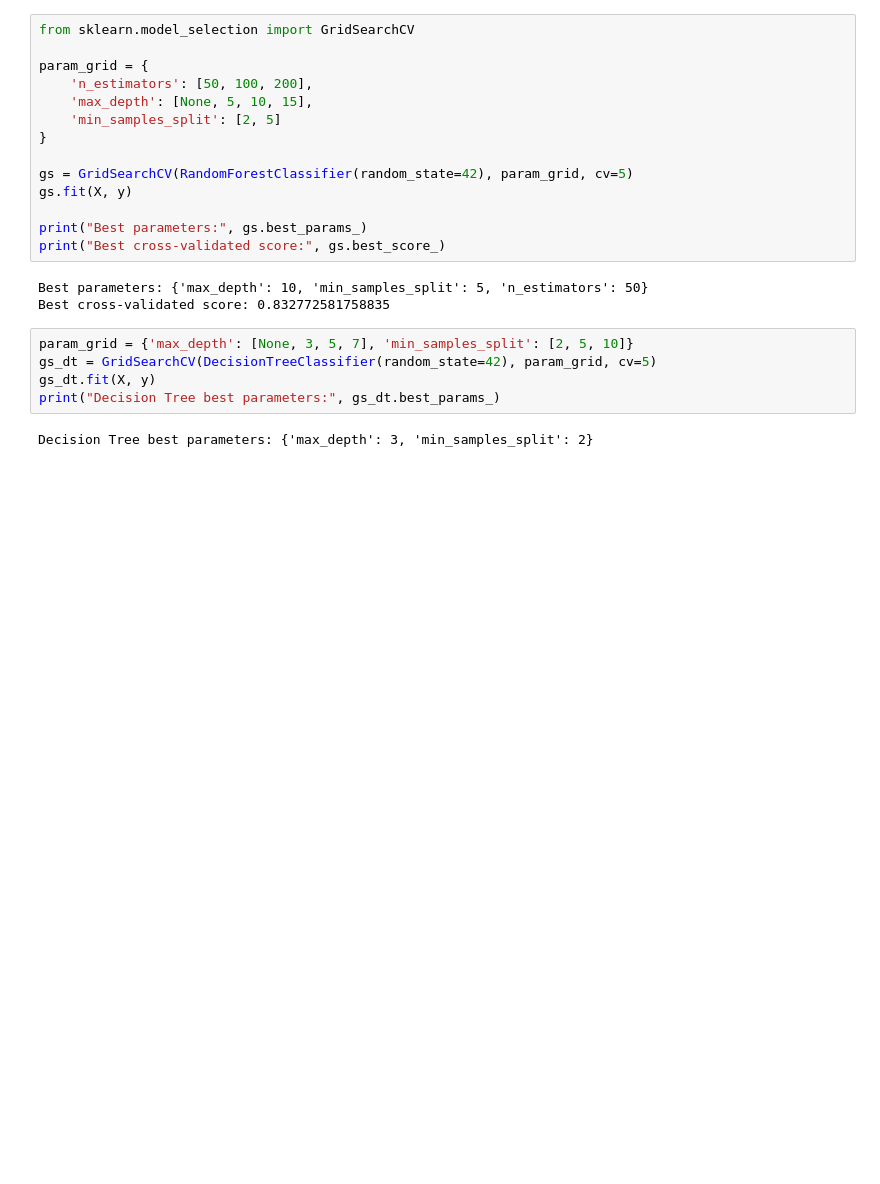
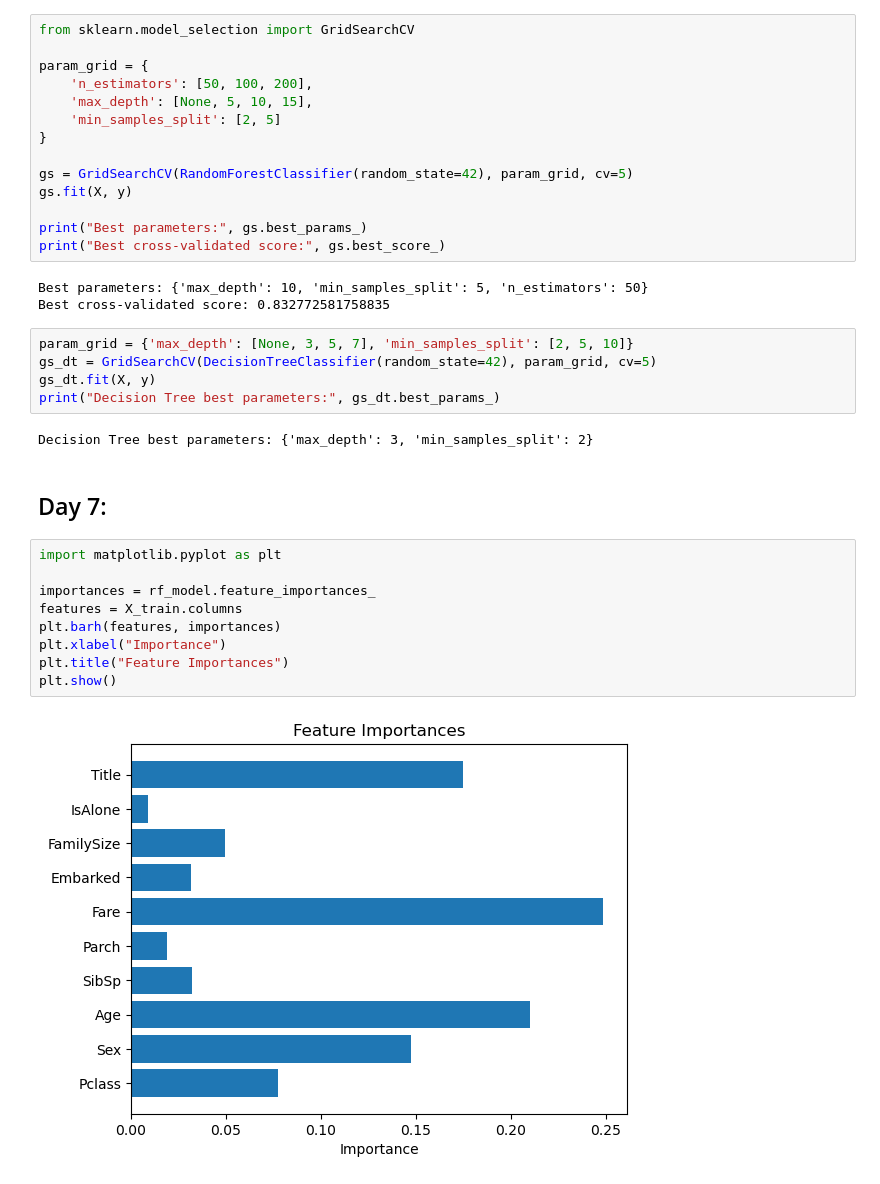
Before and after one commit to SamarthUrs18/AI_DS, a Jupyter notebook: Day_5.ipynb, the cells around one changed output. Drawn from its saved outputs; the diff is of its cells as text; blank space fills up the shorter version.

```diff
--- a/Day_5.ipynb
+++ b/Day_5.ipynb
@@ -412,3 +412,16 @@ gs_dt.fit(X, y)
 print("Decision Tree best parameters:", gs_dt.best_params_)
 # %% [output]
 Decision Tree best parameters: {'max_depth': 3, 'min_samples_split': 2}
+# %% [markdown]
+## Day 7:
+# %%
+import matplotlib.pyplot as plt
+
+importances = rf_model.feature_importances_
+features = X_train.columns
+plt.barh(features, importances)
+plt.xlabel("Importance")
+plt.title("Feature Importances")
+plt.show()
+# %% [output]
+[figure, added]
```
Also changed, not shown: parts of 2 cells of this notebook.
